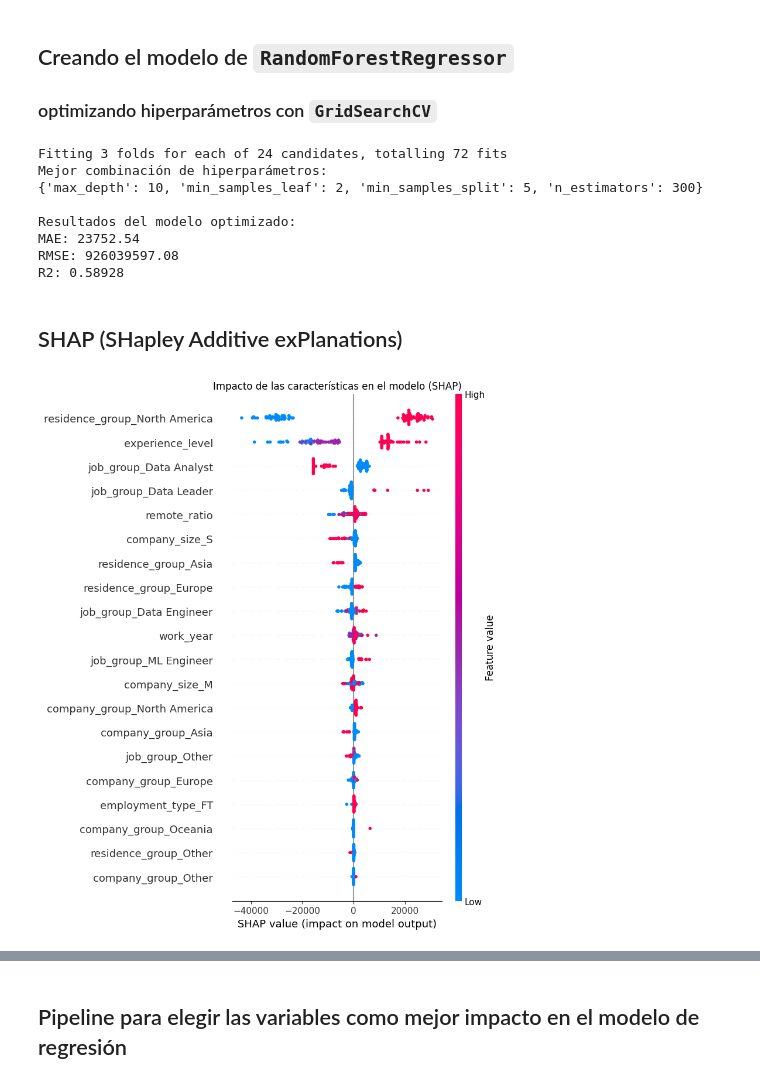
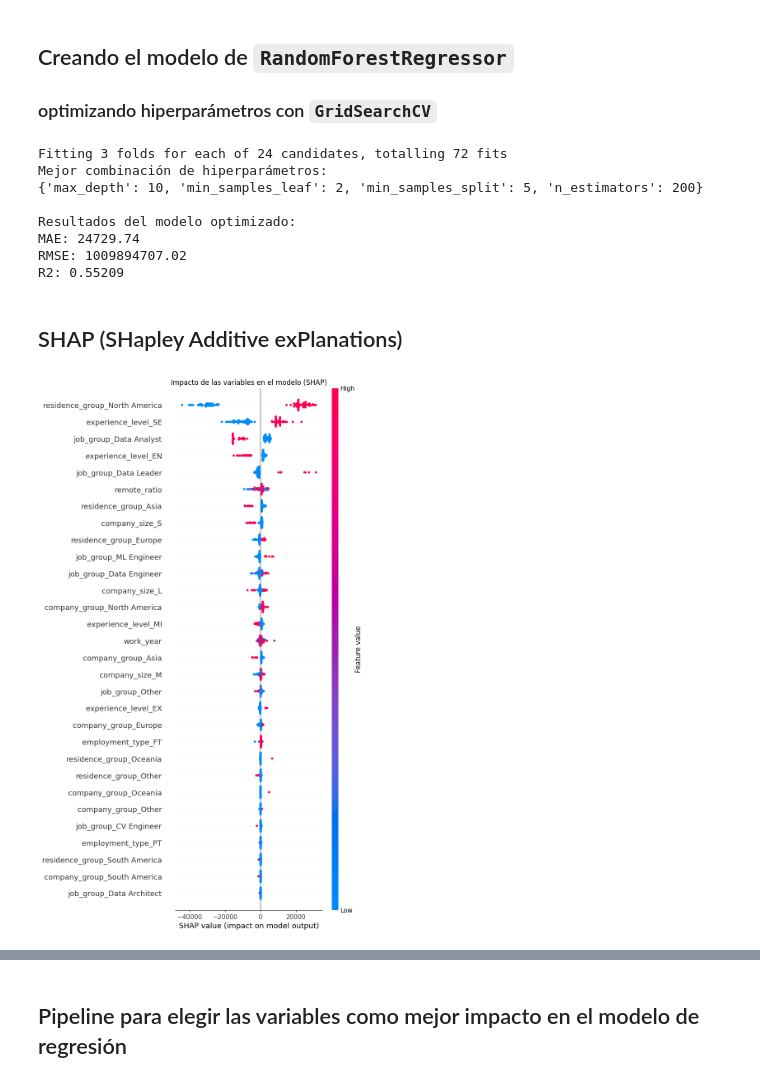
Before and after one commit to Leonard0711/projects_ml, a Jupyter notebook: proyectos_ml/projects_py/salary_predict.ipynb, the cells around one changed output, grey strips where cells are left out. Cells and saved outputs as stored; diff of their text form; code cells hidden in the pictures.

```diff
--- a/proyectos_ml/projects_py/salary_predict.ipynb
+++ b/proyectos_ml/projects_py/salary_predict.ipynb
@@ -130,13 +132,7 @@ df_salaries.describe(include="category")
 # %% [markdown]
 ### conversión a tipo categórico y reordenamiento
 # %%
-df_salaries["experience_level"] = df_salaries["experience_level"].map({
-    "EN": 1,
-    "MI": 2,
-    "SE": 3,
-    "EX": 4
-})
-df_salaries["experience_level"] = df_salaries["experience_level"].astype("category").cat.reorder_categories([1,2,3,4])
+df_salaries["experience_level"] = df_salaries["experience_level"].cat.reorder_categories(["EN","MI","SE","EX"], ordered=True)
 # %% [markdown]
 ### clasificación de los grupos de teatro
 # %%
@@ -190,11 +184,3 @@ df_salaries_copy = df_salaries.copy()
-# %%
-from sklearn.preprocessing import OneHotEncoder
-
-ohe = OneHotEncoder(sparse_output=False, drop="first")
-vars_ohe = ohe.fit_transform(df_salaries_copy[["employment_type","job_group","residence_group","company_group","company_size"]])
-
-df_salaries_copy[ohe.get_feature_names_out()] = vars_ohe
-df_salaries_copy = df_salaries_copy.drop(["employment_type","job_group","residence_group","company_group","company_size"],axis=1)
 # %% [markdown]
 ### eliminando outliers
 # %%
@@ -235,3 +263,11 @@ Name: salary_in_usd, dtype: float64
+# %%
+from sklearn.preprocessing import OneHotEncoder
+
+ohe = OneHotEncoder(sparse_output=False)
+vars_ohe = ohe.fit_transform(df_salaries_copy[["experience_level","employment_type","job_group","residence_group","company_group","company_size"]])
+
+df_salaries_copy[ohe.get_feature_names_out()] = vars_ohe
+df_salaries_copy = df_salaries_copy.drop(["experience_level","employment_type","job_group","residence_group","company_group","company_size"],axis=1)
 # %% [markdown]
 ## Separando las variables de entrenamiento y prueba
 # %%
@@ -291,22 +327,22 @@ print(f"R2: {r2:.5f}")
 # %% [output]
 Fitting 3 folds for each of 24 candidates, totalling 72 fits
 Mejor combinación de hiperparámetros:
-{'max_depth': 10, 'min_samples_leaf': 2, 'min_samples_split': 5, 'n_estimators': 300}
+{'max_depth': 10, 'min_samples_leaf': 2, 'min_samples_split': 5, 'n_estimators': 200}
 
 Resultados del modelo optimizado:
-MAE: 23752.54
-RMSE: 926039597.08
-R2: 0.58928
+MAE: 24729.74
+RMSE: 1009894707.02
+R2: 0.55209
 # %% [markdown]
 ## SHAP (SHapley Additive exPlanations)
 # %%
 tree_explainer = shap.TreeExplainer(best_rf)
 shap_values = tree_explainer.shap_values(X_test_sc_df)
-shap.summary_plot(shap_values, X_test_sc_df, show=False)
+shap.summary_plot(shap_values, X_test_sc_df, show=False, max_display=30)
 plt.title("Impacto de las variables en el modelo (SHAP)")
 plt.show()
 # %% [output]
-[figure, old version]
+[figure, new version]
 # %% [markdown]
 ## Interpretación del gráfico
 
```
Also changed, not shown: parts of 9 cells of this notebook.
